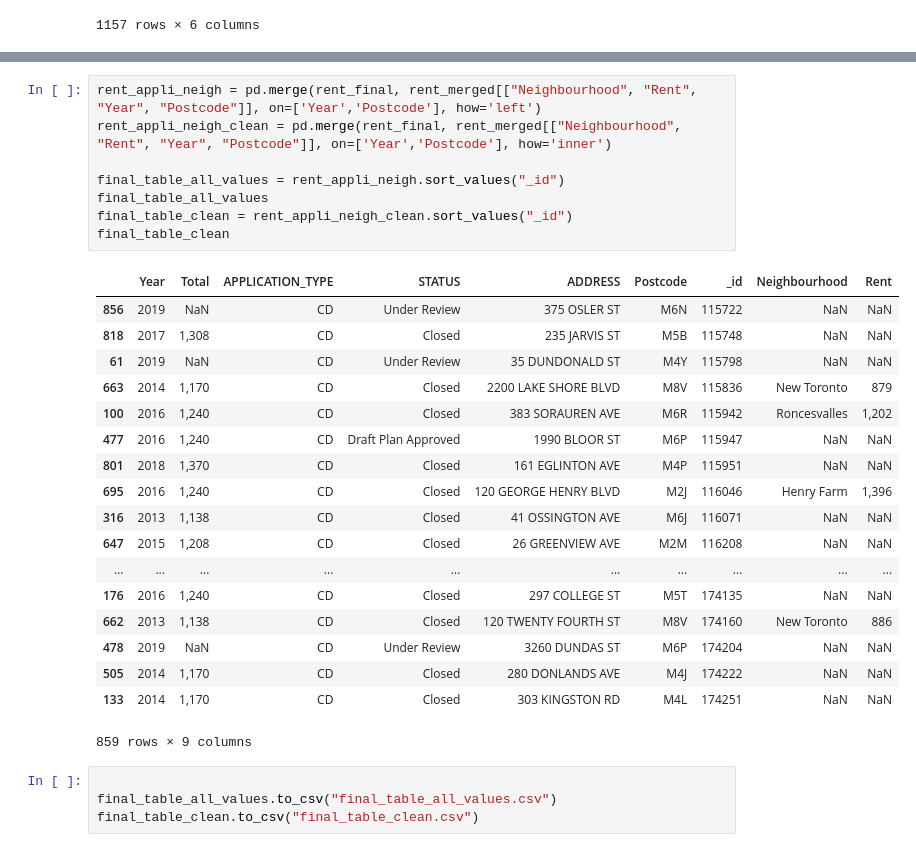
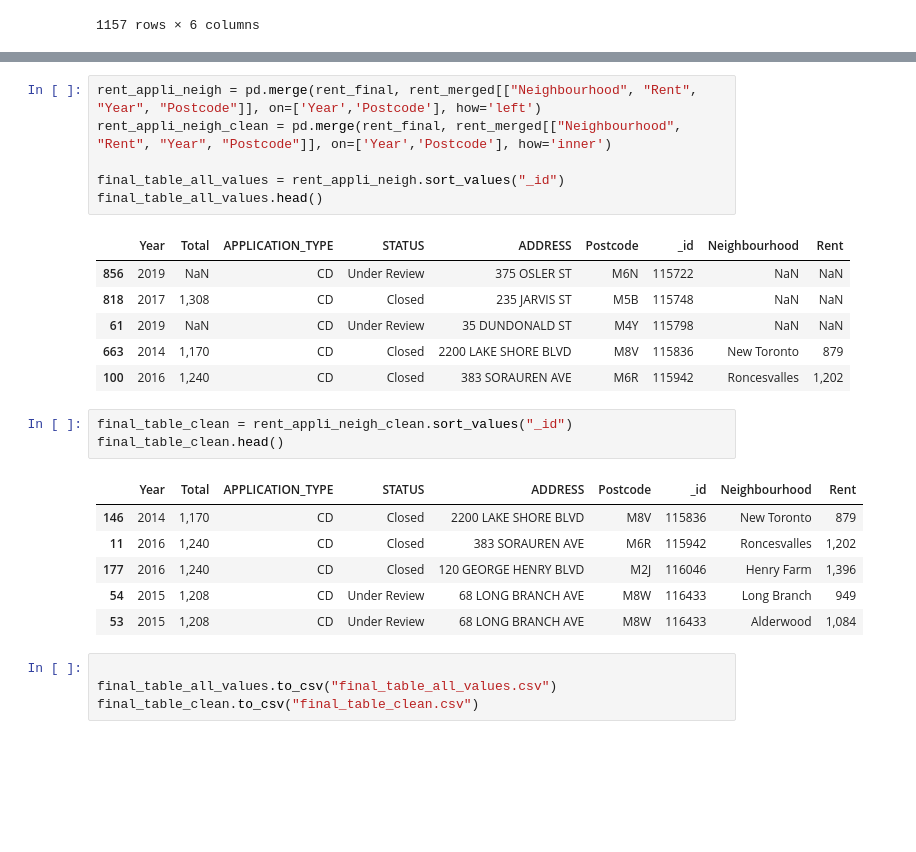
Before and after one commit to kanbhatia/TORONTO-HOUSING-COST, a Jupyter notebook: Manipulation Housing Data.ipynb, the cells around one changed output, grey strips where cells are left out. Saved outputs shown, nothing was run; the diff lists cells and outputs as text; blank space fills up the shorter version.

```diff
--- a/Manipulation Housing Data.ipynb
+++ b/Manipulation Housing Data.ipynb
@@ -297,30 +204,26 @@ rent_merged
 # %%
 rent_appli_neigh = pd.merge(rent_final, rent_merged[["Neighbourhood", "Rent", "Year", "Postcode"]], on=['Year','Postcode'], how='left')
 rent_appli_neigh_clean = pd.merge(rent_final, rent_merged[["Neighbourhood", "Rent", "Year", "Postcode"]], on=['Year','Postcode'], how='inner')
 
 final_table_all_values = rent_appli_neigh.sort_values("_id")
-final_table_all_values
-final_table_clean = rent_appli_neigh_clean.sort_values("_id")
-final_table_clean
+final_table_all_values.head()
 # %% [output]
 |  | Year | Total | APPLICATION_TYPE | STATUS | ADDRESS | Postcode | _id | Neighbourhood | Rent |
 | 856 | 2019 | NaN | CD | Under Review | 375 OSLER ST | M6N | 115722 | NaN | NaN |
 | 818 | 2017 | 1,308 | CD | Closed | 235 JARVIS ST | M5B | 115748 | NaN | NaN |
 | 61 | 2019 | NaN | CD | Under Review | 35 DUNDONALD ST | M4Y | 115798 | NaN | NaN |
 | 663 | 2014 | 1,170 | CD | Closed | 2200 LAKE SHORE BLVD | M8V | 115836 | New Toronto | 879 |
 | 100 | 2016 | 1,240 | CD | Closed | 383 SORAUREN AVE | M6R | 115942 | Roncesvalles | 1,202 |
-| 477 | 2016 | 1,240 | CD | Draft Plan Approved | 1990 BLOOR ST | M6P | 115947 | NaN | NaN |
-| 801 | 2018 | 1,370 | CD | Closed | 161 EGLINTON AVE | M4P | 115951 | NaN | NaN |
-| 695 | 2016 | 1,240 | CD | Closed | 120 GEORGE HENRY BLVD | M2J | 116046 | Henry Farm | 1,396 |
-| 316 | 2013 | 1,138 | CD | Closed | 41 OSSINGTON AVE | M6J | 116071 | NaN | NaN |
-| 647 | 2015 | 1,208 | CD | Closed | 26 GREENVIEW AVE | M2M | 116208 | NaN | NaN |
-| ... | ... | ... | ... | ... | ... | ... | ... | ... | ... |
-| 176 | 2016 | 1,240 | CD | Closed | 297 COLLEGE ST | M5T | 174135 | NaN | NaN |
-| 662 | 2013 | 1,138 | CD | Closed | 120 TWENTY FOURTH ST | M8V | 174160 | New Toronto | 886 |
-| 478 | 2019 | NaN | CD | Under Review | 3260 DUNDAS ST | M6P | 174204 | NaN | NaN |
-| 505 | 2014 | 1,170 | CD | Closed | 280 DONLANDS AVE | M4J | 174222 | NaN | NaN |
-| 133 | 2014 | 1,170 | CD | Closed | 303 KINGSTON RD | M4L | 174251 | NaN | NaN |
-859 rows × 9 columns
+# %%
+final_table_clean = rent_appli_neigh_clean.sort_values("_id")
+final_table_clean.head()
+# %% [output]
+|  | Year | Total | APPLICATION_TYPE | STATUS | ADDRESS | Postcode | _id | Neighbourhood | Rent |
+| 146 | 2014 | 1,170 | CD | Closed | 2200 LAKE SHORE BLVD | M8V | 115836 | New Toronto | 879 |
+| 11 | 2016 | 1,240 | CD | Closed | 383 SORAUREN AVE | M6R | 115942 | Roncesvalles | 1,202 |
+| 177 | 2016 | 1,240 | CD | Closed | 120 GEORGE HENRY BLVD | M2J | 116046 | Henry Farm | 1,396 |
+| 54 | 2015 | 1,208 | CD | Under Review | 68 LONG BRANCH AVE | M8W | 116433 | Long Branch | 949 |
+| 53 | 2015 | 1,208 | CD | Under Review | 68 LONG BRANCH AVE | M8W | 116433 | Alderwood | 1,084 |
 # %%
 
 final_table_all_values.to_csv("final_table_all_values.csv")
```
Also changed, not shown: parts of 10 cells of this notebook.
